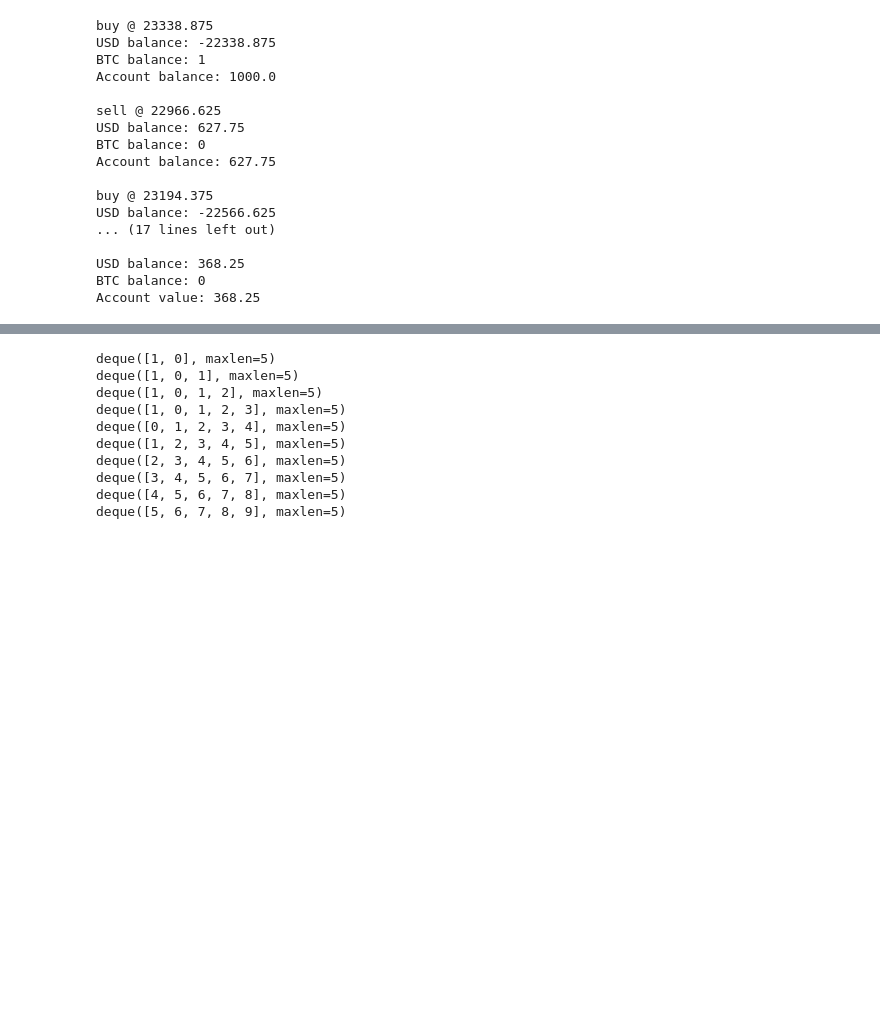
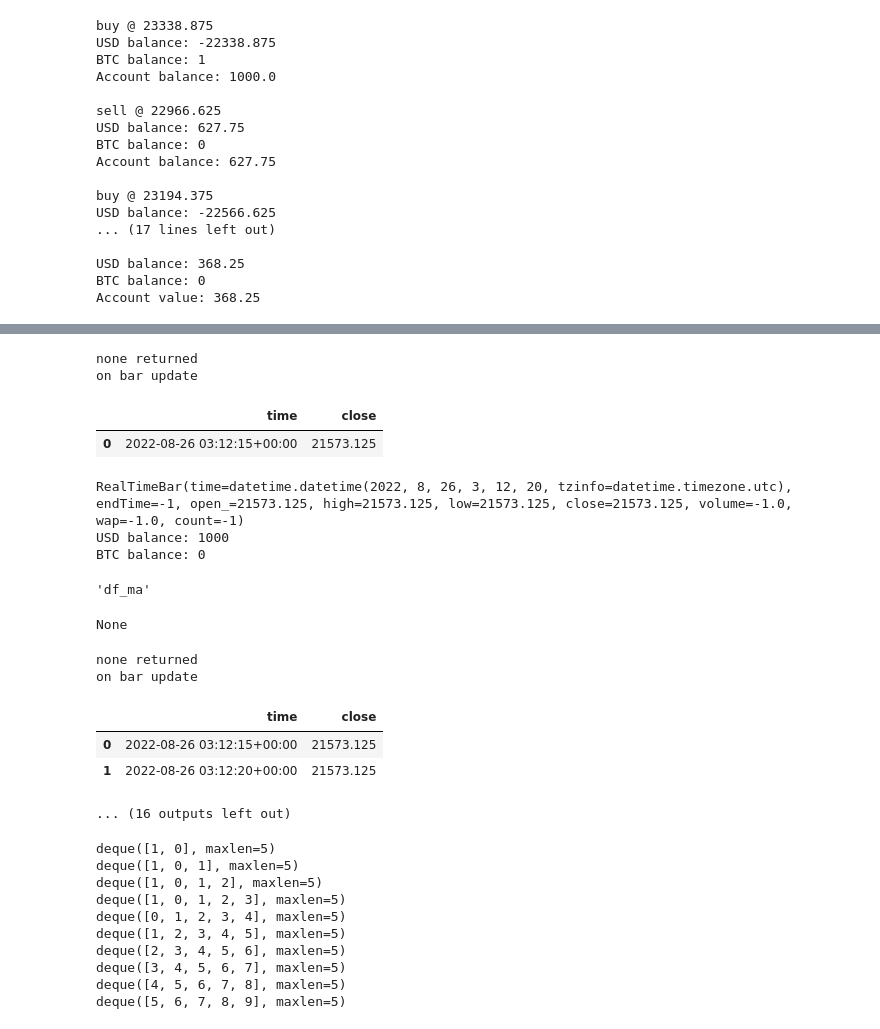
Before and after one commit to SonnyK33/btcalgo, a Jupyter notebook: btc_test.ipynb, the cells around one changed output, grey strips where cells are left out. Saved outputs shown, nothing was run; the diff lists cells and outputs as text; code cells hidden in the pictures; blank space fills up the shorter version.

Commit message:
trying to implement real time w/ MA strategies

```diff
--- a/btc_test.ipynb
+++ b/btc_test.ipynb
@@ -641,6 +606,9 @@ class Algo():
 
 
     def GetMovingAverages(self, df, low, high, plot=True):
+        if len(df) < high:
+            return
+
         df[str(low)+'_average'] = df.close.rolling(low).mean()
         df[str(high)+'_average'] = df.close.rolling(high).mean()
         df.dropna(inplace=True)
@@ -717,7 +685,6 @@ def Main(client_id):
     algo = Algo(ib, '127.0.0.1', 7497, client_id=client_id)
 
     contract = algo.GetContract('Crypto','BTC', 'PAXOS', 'USD')
-#     contract = algo.GetContract('Stock','SPY', 'SMART', 'USD')
 
     bars = algo.GetHistoricalData(contract, '180 D', '1 day')
 
@@ -765,0 +710,61 @@ d = deque(maxlen=5)
+# %%
+"""real time updates"""
+
+
+from collections import deque
+import pandas as pd
+
+ib = IB()
+# ib.connect('127.0.0.1', 7497, clientId=5)
+
+algo = Algo(ib, '127.0.0.1', 7497, client_id=24)
+
+contract = Crypto('BTC', exchange='PAXOS', currency='USD')
+
+
+streaming_df = pd.DataFrame(columns=['time','close'])
+
+def onBarUpdate(bars, newBar):
+    """builds dataframe """
+    print('on bar update')
+    display(streaming_df)
+#     df = df.append(pd.DataFrame({'time':[bars[-1].time],
+#                            'close':[bars[-1].close]}))
+
+    streaming_df.loc[len(streaming_df)]=[bars[-1].time, bars[-1].close]
+
+    print(bars[-1])
+    RealTimeStrategy(streaming_df)
+
+
+
+def RealTimeStrategy(realtime_df):
+
+    algo.SetPaperBalances()
+
+    df_MA =  algo.GetMovingAverages(realtime_df, 2, 3, True)
+    display('df_ma',df_MA)
+    if df_MA is None:
+        print('none returned')
+        return
+#     df_DMI = algo.GetDMI(df)
+    print('running ma')
+    algo.RunStrategy(df_MA)
+#     algo.RunDMI(df_DMI)
+
+    print('USD balance: {}'.format(algo.USD_balance))
+    print('BTC balance: {}'.format(algo.BTC_balance))
+
+    account_value = algo.USD_balance + algo.BTC_balance * bars[-1].close
+    print('Account value: {}'.format(account_value))
+
+
+bars = ib.reqRealTimeBars(contract=contract,
+                          barSize=5,
+                          whatToShow='MIDPOINT',
+                         useRTH=False)
+bars.updateEvent += onBarUpdate
+
+ib.sleep(30)
+ib.cancelRealTimeBars(bars)
+# %% [output]
@@ -766,3 +778,18 @@ d = deque(maxlen=5)
+none returned
+on bar update
+|  | time | close |
+| 0 | 2022-08-26 03:12:15+00:00 | 21573.125 |
+RealTimeBar(time=datetime.datetime(2022, 8, 26, 3, 12, 20, tzinfo=datetime.timezone.utc), endTime=-1, open_=21573.125, high=21573.125, low=21573.125, close=21573.125, volume=-1.0, wap=-1.0, count=-1)
+USD balance: 1000
+BTC balance: 0
+'df_ma'
+None
+none returned
+on bar update
+|  | time | close |
+| 0 | 2022-08-26 03:12:15+00:00 | 21573.125 |
+| 1 | 2022-08-26 03:12:20+00:00 | 21573.125 |
+... (16 outputs left out)
 # %%
 d.append(1)
 # %%
```
Also changed, not shown: parts of 16 cells of this notebook.
